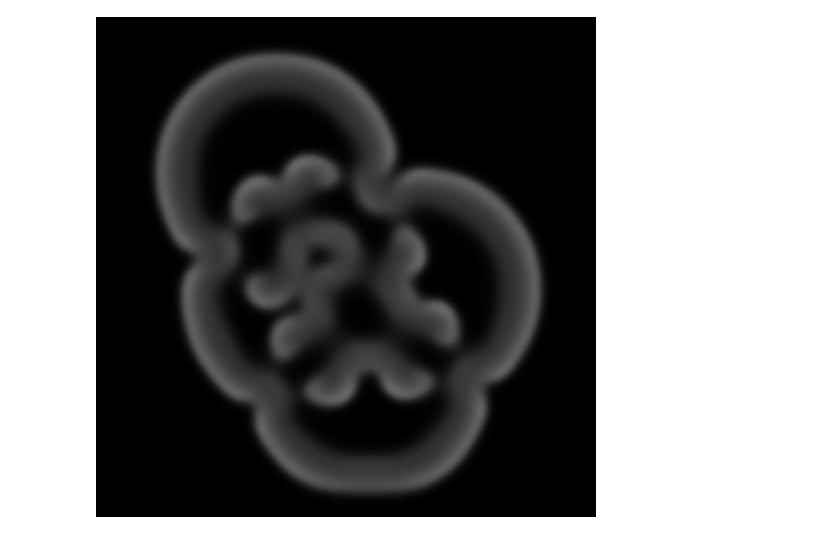
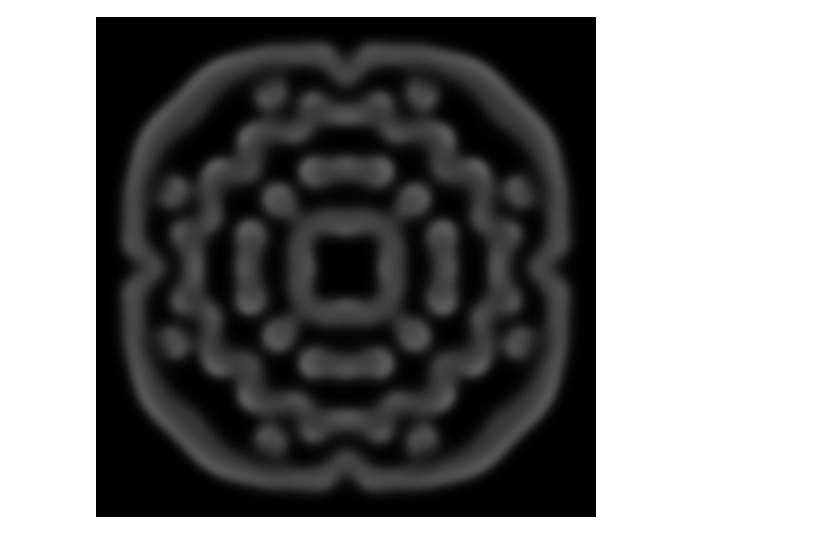
Before and after one commit to andgoldschmidt/ReactionDiffusion, a Jupyter notebook: TF_ReactionDiffusion.ipynb, the cells around one changed output. Cells and saved outputs as stored; diff of their text form; code cells hidden in the pictures.

```diff
--- a/TF_ReactionDiffusion.ipynb
+++ b/TF_ReactionDiffusion.ipynb
@@ -149,0 +231,7 @@ for i in range(5000):
+# %%
+# Type eta
+tf.global_variables_initializer().run()
+
+for i in range(10000):
+    step.run({dt: 0.19, a: 1, b: 0.5, f: 0.034, k: 0.063})
+    DisplayArray(V.eval(), rng=[0, 1])
@@ -149,0 +242,7 @@ for i in range(5000):
+# %%
+# Type mu
+tf.global_variables_initializer().run()
+
+for i in range(10000):
+    step.run({dt: 0.19, a: 1, b: 0.5, f: 0.046, k: 0.065})
+    DisplayArray(V.eval(), rng=[0, 1])
@@ -149,0 +251,7 @@ for i in range(5000):
+# %%
+# Type mu
+tf.global_variables_initializer().run()
+
+for i in range(10000):
+    step.run({dt: 0.19, a: 1, b: 0.5, f: 0.058, k: 0.065})
+    DisplayArray(V.eval(), rng=[0, 1])
@@ -149,0 +260,7 @@ for i in range(5000):
+# %%
+# Type gamma
+tf.global_variables_initializer().run()
+
+for i in range(10000):
+    step.run({dt: 0.19, a: 1, b: 0.5, f: 0.022, k: 0.051})
+    DisplayArray(V.eval(), rng=[0, 1])
@@ -150,11 +269,9 @@ for i in range(5000):
 # %%
-# Initialize state to initial conditions
+# Type gamma
 tf.global_variables_initializer().run()
 
-# Run 1000 steps of PDE
-for i in range(5000):
-    # Step simulation
-    step.run({dt: 0.1, a: 1, b: 0.5, k: 0.053, f: 0.026})
+for i in range(10000):
+    step.run({dt: 0.19, a: 1, b: 0.5, f: 0.026, k: 0.055})
     DisplayArray(V.eval(), rng=[0, 1])
 # %% [output]
-[figure, old version]
+[figure, new version]
```
Also changed, not shown: parts of 33 cells of this notebook.
